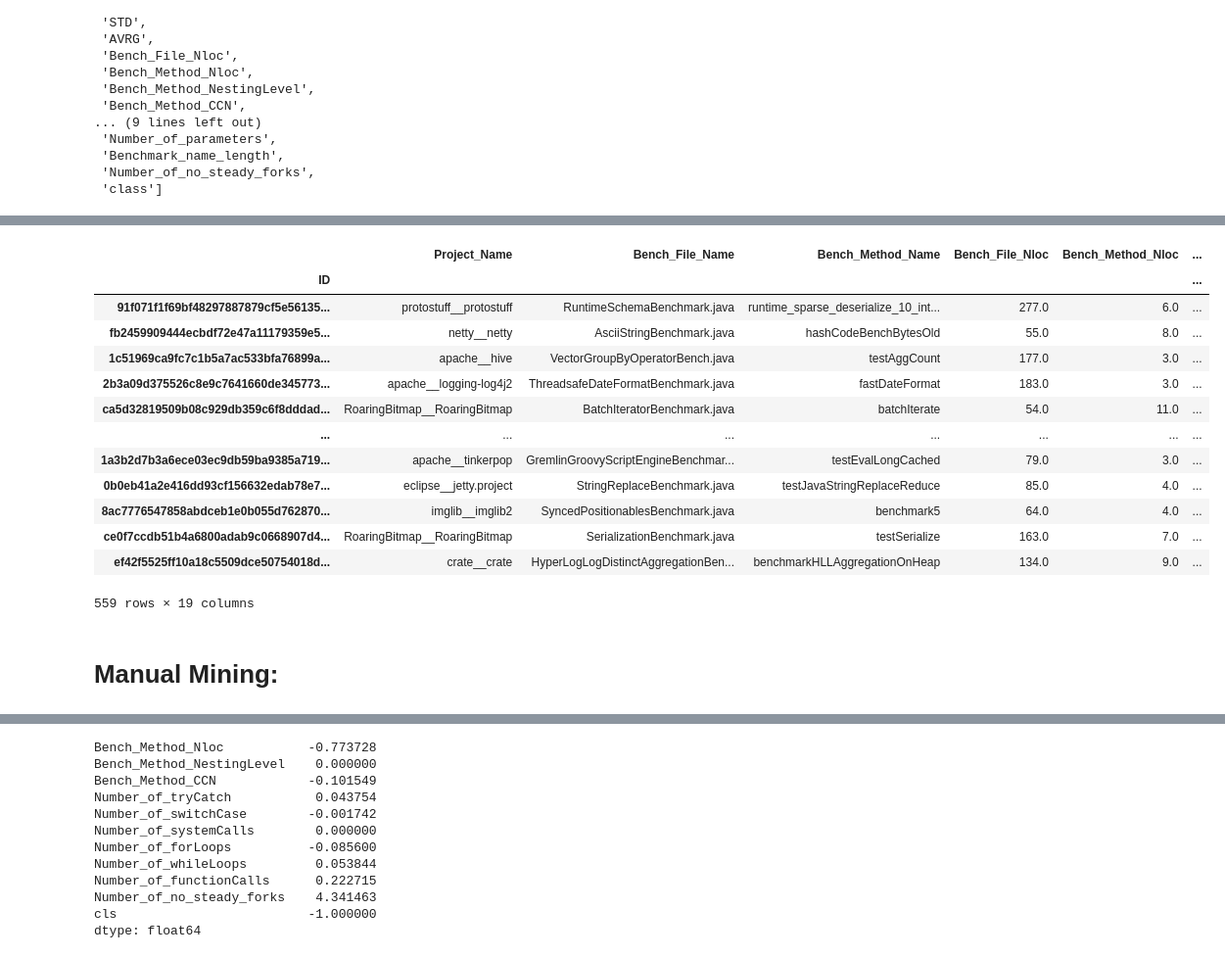
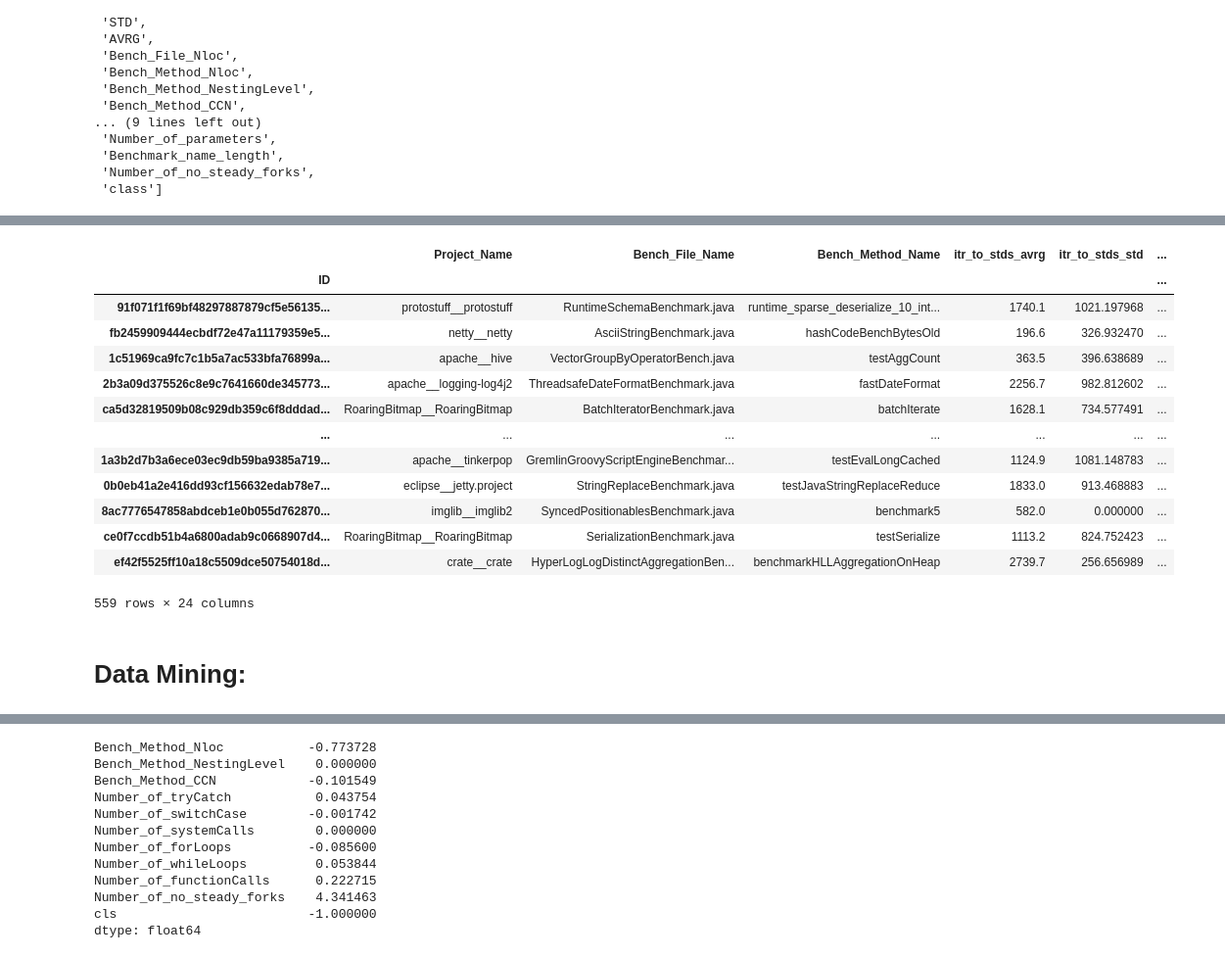
Before and after one commit to amirmahdiKhosravi/ACM-SPEC-ICPE-2023-DataTrack, a Jupyter notebook: Data_Mining.ipynb, the cells around one changed output, grey strips where cells are left out. Shown at 98% size. Cells and saved outputs as stored; diff of their text form; code cells hidden in the pictures.

```diff
--- a/Data_Mining.ipynb
+++ b/Data_Mining.ipynb
@@ -52,29 +56,31 @@ Number of cprrupted benchmark records:  0
 # %%
 bench_method_features = ['Bench_Method_Nloc', 'Bench_Method_NestingLevel', 'Bench_Method_CCN'
                          , 'Number_of_tryCatch', 'Number_of_switchCase', 'Number_of_systemCalls',
                         'Number_of_forLoops', 'Number_of_whileLoops', 'Number_of_functionCalls',
+                         'Num_of_change_points_avrg', 'STD', 'AVRG',
                          'Number_of_no_steady_forks', 'cls']
 bench_file_features = ['Bench_File_Nloc', 'Bench_File_CCN_Avrg', 'Number_of_packages'
                          , 'Number_of_parameters', 'Benchmark_name_length']
 
-dfui = df.drop(df.iloc[:, 3:8].columns.tolist(), axis=1).copy()
+#dfui = df.drop(df.iloc[:, 3:8].columns.tolist(), axis=1).copy()
+dfui = df.copy()
 projects_names = list(set(dfui["Project_Name"].tolist()))
 bench_files_name = list(set(dfui["Bench_File_Name"].tolist()))
 dfui
 # %% [output]
-|  | Project_Name | Bench_File_Name | Bench_Method_Name | Bench_File_Nloc | Bench_Method_Nloc | ... |
+|  | Project_Name | Bench_File_Name | Bench_Method_Name | itr_to_stds_avrg | itr_to_stds_std | ... |
 | ID |  |  |  |  |  | ... |
-| 91f071f1f69bf48297887879cf5e56135... | protostuff__protostuff | RuntimeSchemaBenchmark.java | runtime_sparse_deserialize_10_int... | 277.0 | 6.0 | ... |
-| fb2459909444ecbdf72e47a11179359e5... | netty__netty | AsciiStringBenchmark.java | hashCodeBenchBytesOld | 55.0 | 8.0 | ... |
-| 1c51969ca9fc7c1b5a7ac533bfa76899a... | apache__hive | VectorGroupByOperatorBench.java | testAggCount | 177.0 | 3.0 | ... |
-| 2b3a09d375526c8e9c7641660de345773... | apache__logging-log4j2 | ThreadsafeDateFormatBenchmark.java | fastDateFormat | 183.0 | 3.0 | ... |
-| ca5d32819509b08c929db359c6f8dddad... | RoaringBitmap__RoaringBitmap | BatchIteratorBenchmark.java | batchIterate | 54.0 | 11.0 | ... |
+| 91f071f1f69bf48297887879cf5e56135... | protostuff__protostuff | RuntimeSchemaBenchmark.java | runtime_sparse_deserialize_10_int... | 1740.1 | 1021.197968 | ... |
+| fb2459909444ecbdf72e47a11179359e5... | netty__netty | AsciiStringBenchmark.java | hashCodeBenchBytesOld | 196.6 | 326.932470 | ... |
+| 1c51969ca9fc7c1b5a7ac533bfa76899a... | apache__hive | VectorGroupByOperatorBench.java | testAggCount | 363.5 | 396.638689 | ... |
+| 2b3a09d375526c8e9c7641660de345773... | apache__logging-log4j2 | ThreadsafeDateFormatBenchmark.java | fastDateFormat | 2256.7 | 982.812602 | ... |
+| ca5d32819509b08c929db359c6f8dddad... | RoaringBitmap__RoaringBitmap | BatchIteratorBenchmark.java | batchIterate | 1628.1 | 734.577491 | ... |
 | ... | ... | ... | ... | ... | ... | ... |
-| 1a3b2d7b3a6ece03ec9db59ba9385a719... | apache__tinkerpop | GremlinGroovyScriptEngineBenchmar... | testEvalLongCached | 79.0 | 3.0 | ... |
-| 0b0eb41a2e416dd93cf156632edab78e7... | eclipse__jetty.project | StringReplaceBenchmark.java | testJavaStringReplaceReduce | 85.0 | 4.0 | ... |
-| 8ac7776547858abdceb1e0b055d762870... | imglib__imglib2 | SyncedPositionablesBenchmark.java | benchmark5 | 64.0 | 4.0 | ... |
-| ce0f7ccdb51b4a6800adab9c0668907d4... | RoaringBitmap__RoaringBitmap | SerializationBenchmark.java | testSerialize | 163.0 | 7.0 | ... |
-| ef42f5525ff10a18c5509dce50754018d... | crate__crate | HyperLogLogDistinctAggregationBen... | benchmarkHLLAggregationOnHeap | 134.0 | 9.0 | ... |
+| 1a3b2d7b3a6ece03ec9db59ba9385a719... | apache__tinkerpop | GremlinGroovyScriptEngineBenchmar... | testEvalLongCached | 1124.9 | 1081.148783 | ... |
+| 0b0eb41a2e416dd93cf156632edab78e7... | eclipse__jetty.project | StringReplaceBenchmark.java | testJavaStringReplaceReduce | 1833.0 | 913.468883 | ... |
+| 8ac7776547858abdceb1e0b055d762870... | imglib__imglib2 | SyncedPositionablesBenchmark.java | benchmark5 | 582.0 | 0.000000 | ... |
+| ce0f7ccdb51b4a6800adab9c0668907d4... | RoaringBitmap__RoaringBitmap | SerializationBenchmark.java | testSerialize | 1113.2 | 824.752423 | ... |
+| ef42f5525ff10a18c5509dce50754018d... | crate__crate | HyperLogLogDistinctAggregationBen... | benchmarkHLLAggregationOnHeap | 2739.7 | 256.656989 | ... |
-559 rows × 19 columns
+559 rows × 24 columns
 # %% [markdown]
-# Manual Mining:
+# Data Mining:
```
Also changed, not shown: parts of 18 cells of this notebook.
